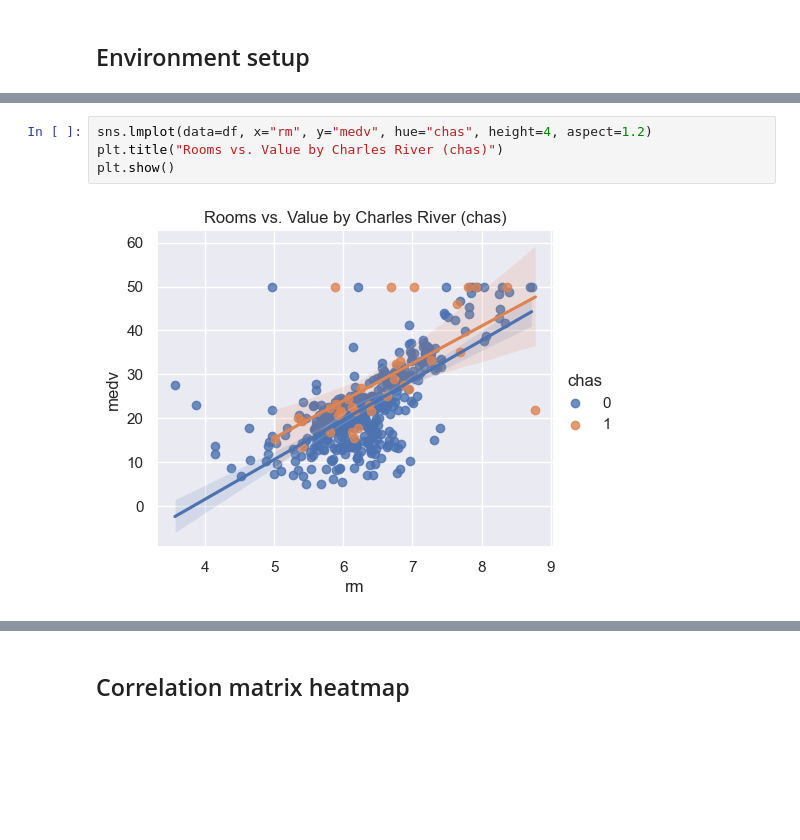
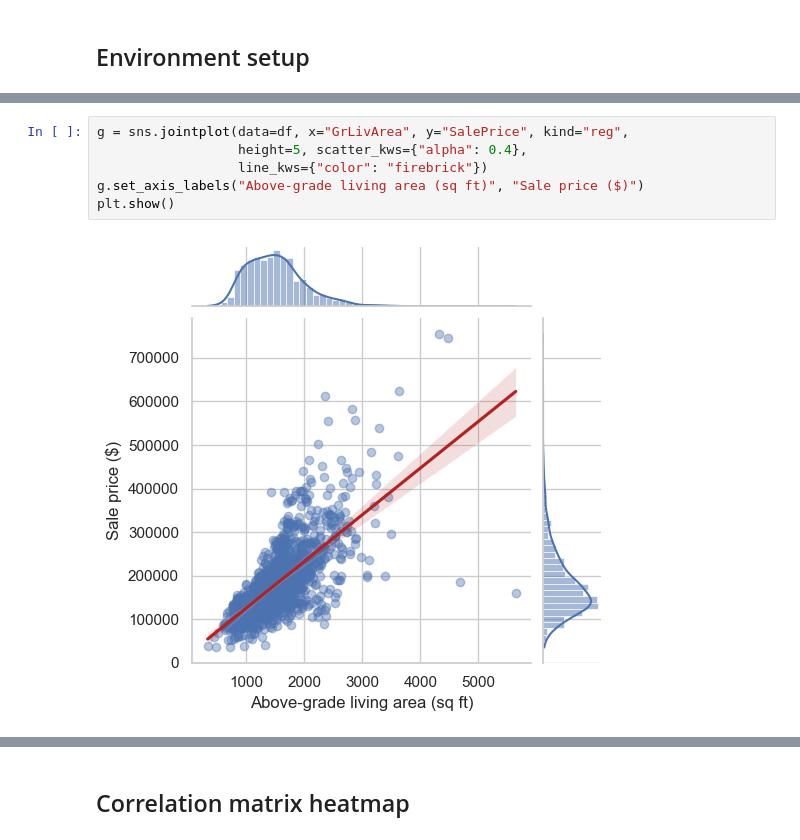
Before and after one commit to yinjunjun/datascience, a Jupyter notebook: Data_Visualization/docs/dats2102/docs/weekly/week10/Week10_relationships_modeling.ipynb, the cells around one changed output, grey strips where cells are left out. Saved outputs shown, nothing was run; the diff lists cells and outputs as text; blank space fills up the shorter version.

```diff
--- a/Data_Visualization/docs/dats2102/docs/weekly/week10/Week10_relationships_modeling.ipynb
+++ b/Data_Visualization/docs/dats2102/docs/weekly/week10/Week10_relationships_modeling.ipynb
@@ -91,6 +88,8 @@ Text(0.5, 1.02, 'Rooms vs Median Value — regression with CI')
-# %%
-sns.lmplot(data=df, x="rm", y="medv", hue="chas", height=4, aspect=1.2)
-plt.title("Rooms vs. Value by Charles River (chas)")
-plt.show()
-# %% [output]
-[figure, removed]
+# %%
+g = sns.jointplot(data=df, x="GrLivArea", y="SalePrice", kind="reg",
+                  height=5, scatter_kws={"alpha": 0.4},
+                  line_kws={"color": "firebrick"})
+g.set_axis_labels("Above-grade living area (sq ft)", "Sale price ($)")
+plt.show()
+# %% [output]
+[figure, added]
```
Also changed, not shown: parts of 73 cells of this notebook, 14 other files.
